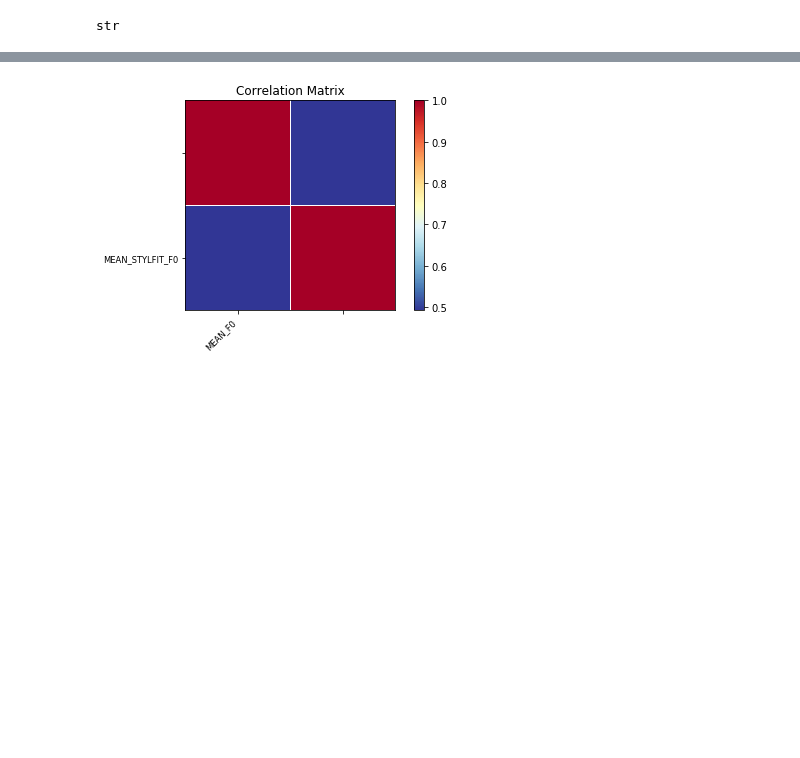
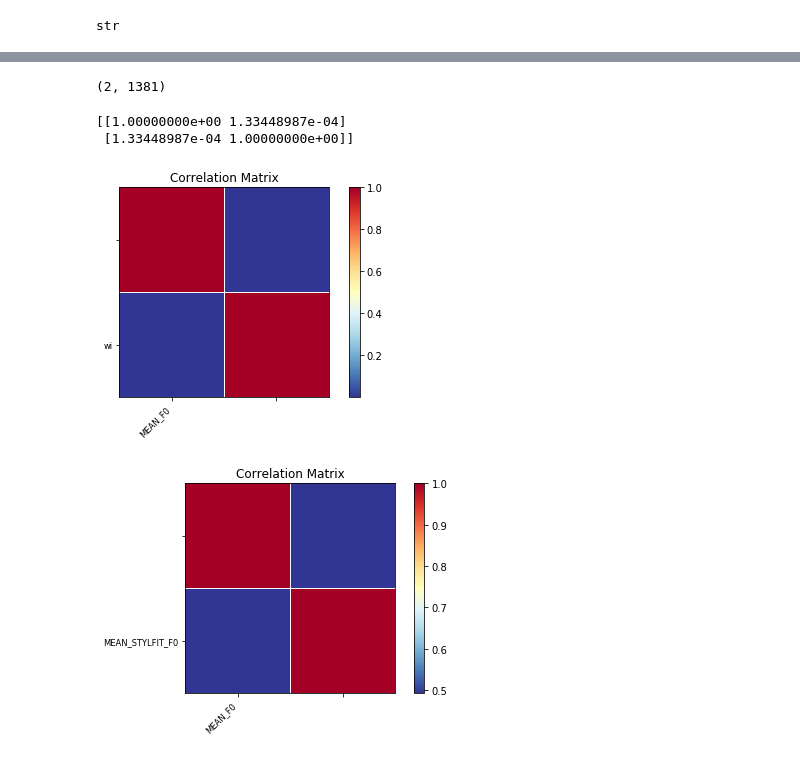
Before and after one commit to byronthecoder/Prosody-Prominence-Perplexity, a Jupyter notebook: ParselMouth.ipynb, the cells around one changed output, grey strips where cells are left out. Cells and saved outputs as stored; diff of their text form; code cells hidden in the pictures; blank space fills up the shorter version.

```diff
--- a/ParselMouth.ipynb
+++ b/ParselMouth.ipynb
@@ -123,0 +230,7 @@ str
+# %%
+pf_test=pd.read_csv("/Users/the-imitation-gamer/Documents/SLP/Msc_Dissertation/prosody_pro/finalvelocity.txt", sep='\t')
+pf_test=pf_test.to_numpy()
+slope_test = pf_test[0][1:]
+slope_test = np.absolute(slope_test)
+print(slope_test)
+print(len(slope_test))
@@ -164,6 +292,23 @@ KeyError: "None of [Int64Index([0], dtype='int64')] are in the [columns]"
 # %%
 import matplotlib.pyplot as plt
 import statsmodels.graphics.api as smg
+# %%
+c_matrix = np.array([slope_test, wi])
+print(c_matrix.shape)
+#corr_matrix = np.corrcoef(c_matrix)
+# %% [output]
+(2, 1381)
+# %%
+c_matrix = np.array([slope_test, wi])
+# cast c_matrix to float incase of the attribuet error of .cov()
+corr_matrix = np.corrcoef(c_matrix.astype(float))
+print(corr_matrix)
+smg.plot_corr(corr_matrix, xnames=["MEAN_F0"], ynames=["wi"])
+plt.show()
+# %% [output]
+[[1.00000000e+00 1.33448987e-04]
+ [1.33448987e-04 1.00000000e+00]]
+[figure, added]
 # %%
 x = pf.MEAN_F0.to_numpy()
 y = pf.MEAN_STYLFIT_ENERGY.to_numpy()
```
Also changed, not shown: parts of 11 cells of this notebook.
